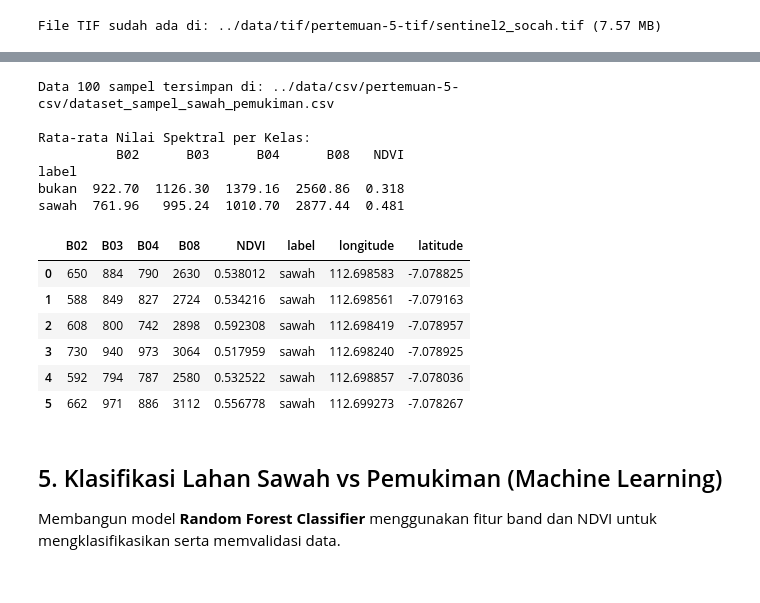
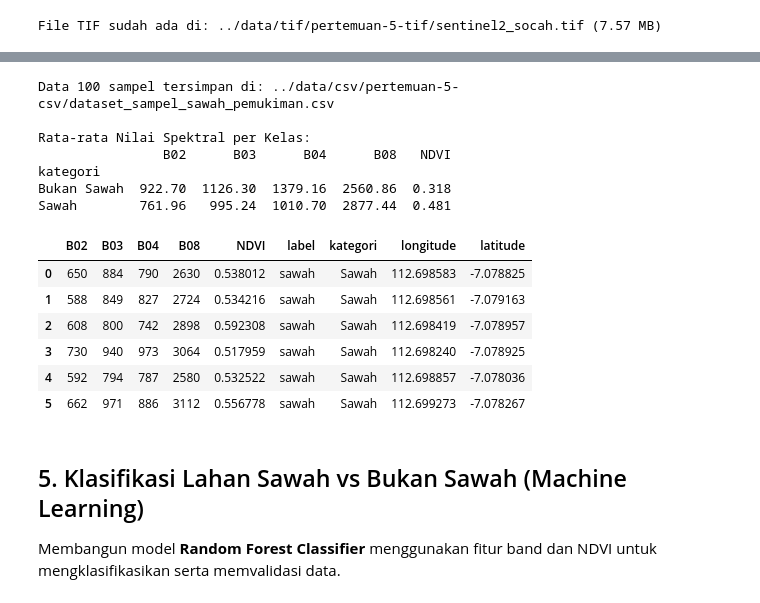
Before and after one commit to SolehMajid/PSD, a Jupyter notebook: pertemuan-5/ambil_data.ipynb, the cells around one changed output, grey strips where cells are left out. Saved outputs shown, nothing was run; the diff lists cells and outputs as text; code cells hidden in the pictures.

```diff
--- a/pertemuan-5/ambil_data.ipynb
+++ b/pertemuan-5/ambil_data.ipynb
@@ -166,45 +167,46 @@ Mengambil nilai pantulan band B02, B03, B04, B08, dan NDVI di setiap titik 50 sa
 # %%
 # 5. Ekstraksi Fitur Spektral ke Berkas CSV
 samples = gdf[gdf["Sawah"].isin(["sawah", "bukan"])].copy()
 
 with rasterio.open(temp_tif) as src:
     samples_proj = samples.to_crs(src.crs)
     coords = [(geom.centroid.x, geom.centroid.y) for geom in samples_proj.geometry]
     pixel_values = list(src.sample(coords))
 
 # Buat DataFrame
 df = pd.DataFrame(pixel_values, columns=["B02", "B03", "B04", "B08"])
 df["NDVI"] = (df["B08"] - df["B04"]) / (df["B08"] + df["B04"] + 1e-6)
 df["label"] = samples["Sawah"].values
+df["kategori"] = df["label"].map({"sawah": "Sawah", "bukan": "Bukan Sawah"})
 df["longitude"] = [geom.centroid.x for geom in samples.geometry]
 df["latitude"] = [geom.centroid.y for geom in samples.geometry]
 
 # Simpan ke CSV
 csv_file = "../data/csv/pertemuan-5-csv/dataset_sampel_sawah_pemukiman.csv"
 os.makedirs(os.path.dirname(csv_file), exist_ok=True)
 df.to_csv(csv_file, index=False)
 
 print(f"Data 100 sampel tersimpan di: {csv_file}")
 print("\nRata-rata Nilai Spektral per Kelas:")
-print(df.groupby("label")[["B02", "B03", "B04", "B08", "NDVI"]].mean().round(3))
+print(df.groupby("kategori")[["B02", "B03", "B04", "B08", "NDVI"]].mean().round(3))
 display(df.head(6))
 # %% [output]
 Data 100 sampel tersimpan di: ../data/csv/pertemuan-5-csv/dataset_sampel_sawah_pemukiman.csv
 
 Rata-rata Nilai Spektral per Kelas:
-          B02      B03      B04      B08   NDVI
-label
-bukan  922.70  1126.30  1379.16  2560.86  0.318
-sawah  761.96   995.24  1010.70  2877.44  0.481
+                B02      B03      B04      B08   NDVI
+kategori
+Bukan Sawah  922.70  1126.30  1379.16  2560.86  0.318
+Sawah        761.96   995.24  1010.70  2877.44  0.481
-|  | B02 | B03 | B04 | B08 | NDVI | label | longitude | latitude |
-| 0 | 650 | 884 | 790 | 2630 | 0.538012 | sawah | 112.698583 | -7.078825 |
-| 1 | 588 | 849 | 827 | 2724 | 0.534216 | sawah | 112.698561 | -7.079163 |
-| 2 | 608 | 800 | 742 | 2898 | 0.592308 | sawah | 112.698419 | -7.078957 |
-| 3 | 730 | 940 | 973 | 3064 | 0.517959 | sawah | 112.698240 | -7.078925 |
-| 4 | 592 | 794 | 787 | 2580 | 0.532522 | sawah | 112.698857 | -7.078036 |
-| 5 | 662 | 971 | 886 | 3112 | 0.556778 | sawah | 112.699273 | -7.078267 |
+|  | B02 | B03 | B04 | B08 | NDVI | label | kategori | longitude | latitude |
+| 0 | 650 | 884 | 790 | 2630 | 0.538012 | sawah | Sawah | 112.698583 | -7.078825 |
+| 1 | 588 | 849 | 827 | 2724 | 0.534216 | sawah | Sawah | 112.698561 | -7.079163 |
+| 2 | 608 | 800 | 742 | 2898 | 0.592308 | sawah | Sawah | 112.698419 | -7.078957 |
+| 3 | 730 | 940 | 973 | 3064 | 0.517959 | sawah | Sawah | 112.698240 | -7.078925 |
+| 4 | 592 | 794 | 787 | 2580 | 0.532522 | sawah | Sawah | 112.698857 | -7.078036 |
+| 5 | 662 | 971 | 886 | 3112 | 0.556778 | sawah | Sawah | 112.699273 | -7.078267 |
 # %% [markdown]
-## 5. Klasifikasi Lahan Sawah vs Pemukiman (Machine Learning)
+## 5. Klasifikasi Lahan Sawah vs Bukan Sawah (Machine Learning)
 Membangun model **Random Forest Classifier** menggunakan fitur band dan NDVI untuk mengklasifikasikan serta memvalidasi data.
 # %%
 # 6. Pemodelan & Validasi Klasifikasi Lahan
```
Also changed, not shown: parts of 9 cells of this notebook, 6 other files.
